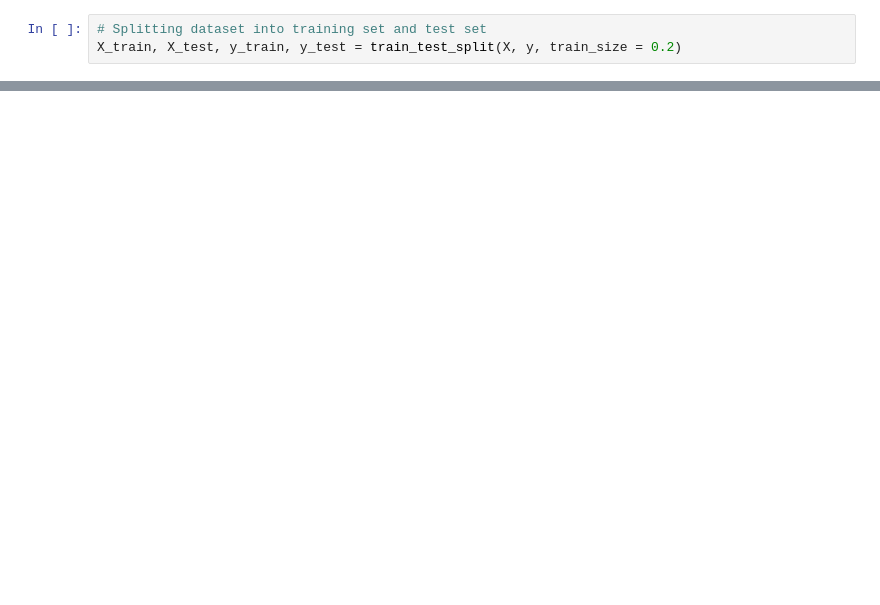
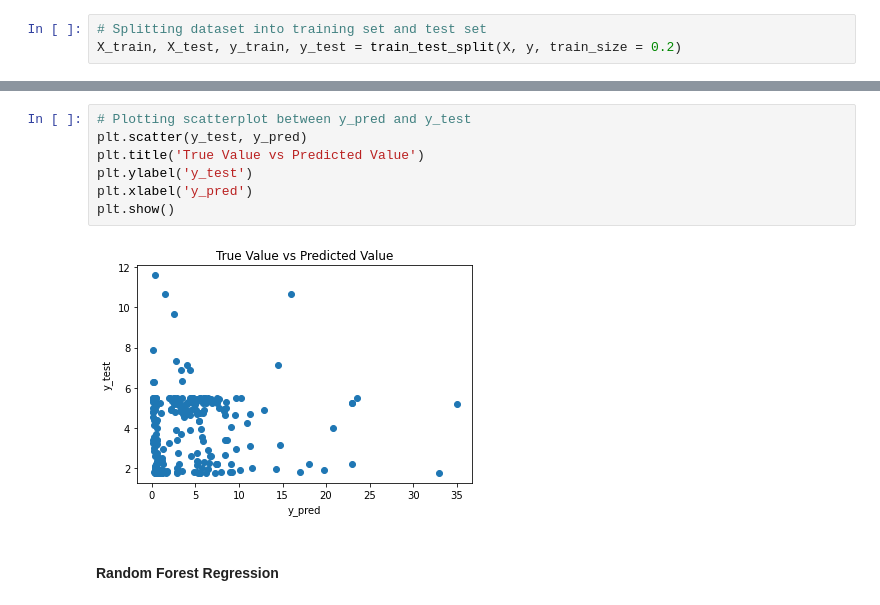
Before and after one commit to rishabh1323/Car-Resale-Value-Prediction, a Jupyter notebook: car_resale_value_prediction.ipynb, the cells around one changed output, grey strips where cells are left out. Saved outputs shown, nothing was run; the diff lists cells and outputs as text; blank space fills up the shorter version.

```diff
--- a/car_resale_value_prediction.ipynb
+++ b/car_resale_value_prediction.ipynb
@@ -286,0 +298,11 @@ Root Mean Squared Error: 3.3880737344636307
+# %%
+# Plotting scatterplot between y_pred and y_test
+plt.scatter(y_test, y_pred)
+plt.title('True Value vs Predicted Value')
+plt.ylabel('y_test')
+plt.xlabel('y_pred')
+plt.show()
+# %% [output]
+[figure, added]
+# %% [markdown]
+#### Random Forest Regression
```
Also changed, not shown: parts of 30 cells of this notebook, 2 other files.
